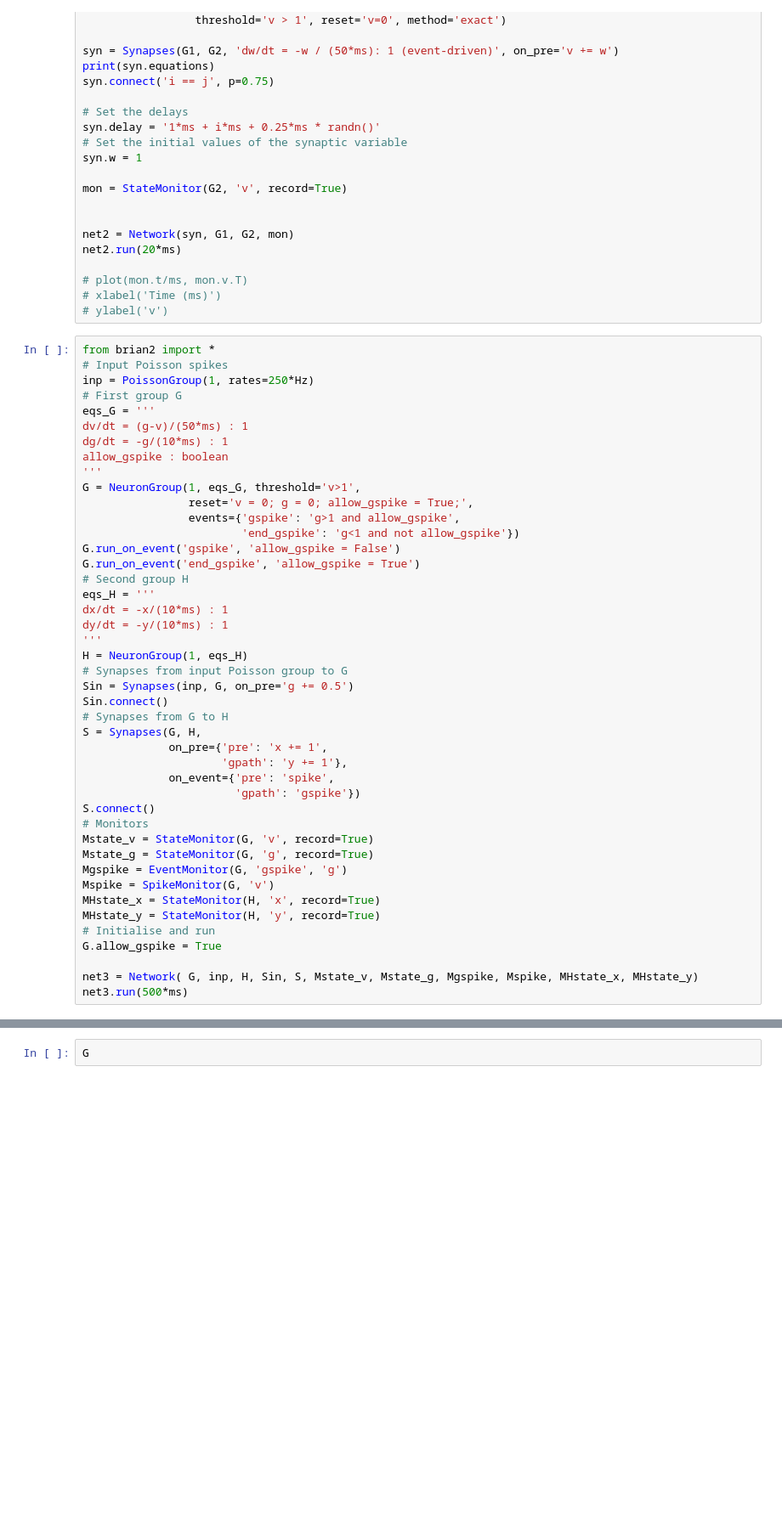
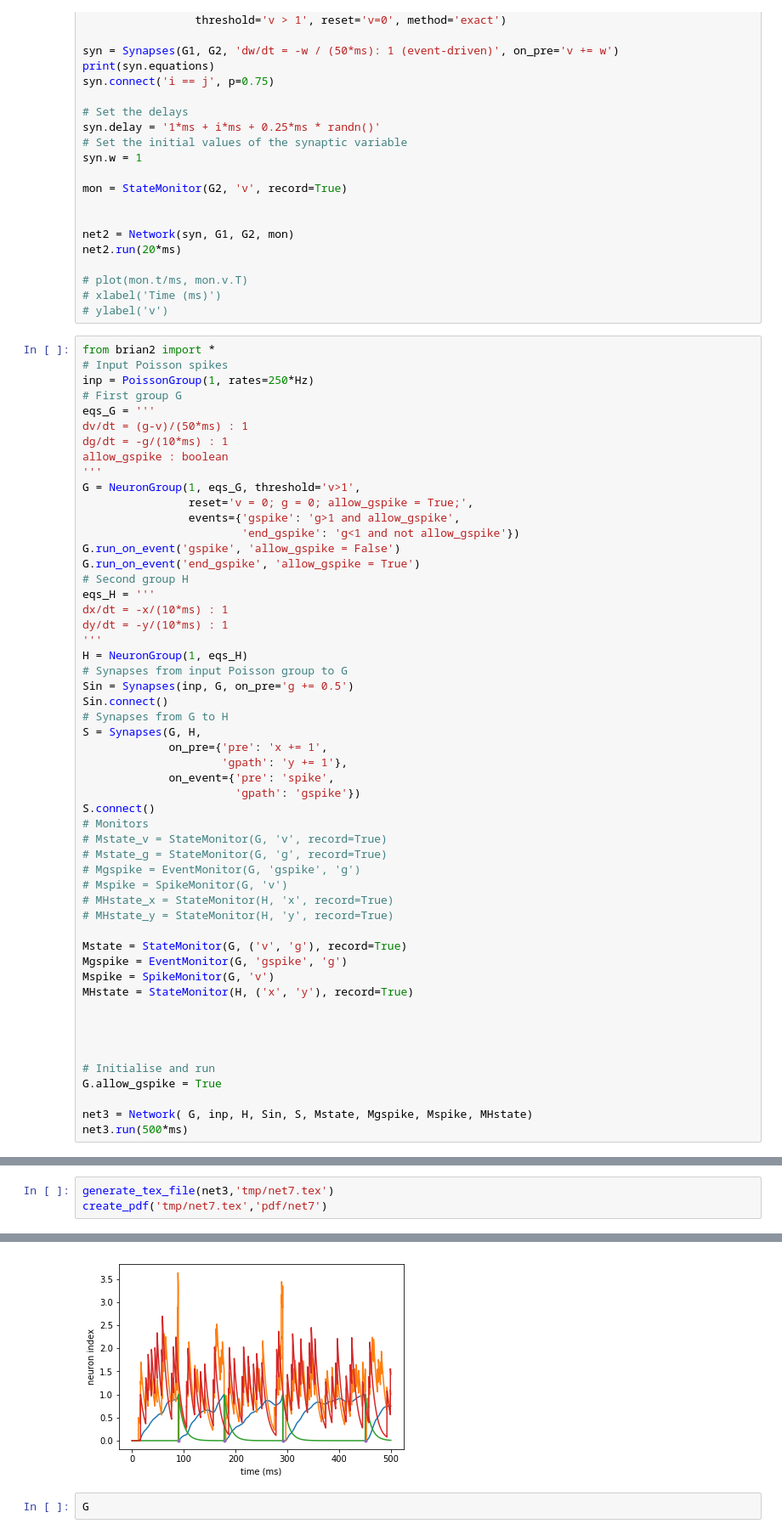
Before and after one commit to kuzhankuixiong/FYP_neural_net_doc, a Jupyter notebook: generate_latex.ipynb, the cells around one changed output, grey strips where cells are left out. Shown: that part at 85% size. Drawn from its saved outputs; the diff is of its cells as text; blank space fills up the shorter version.

```diff
--- a/generate_latex.ipynb
+++ b/generate_latex.ipynb
@@ -106,15 +106,24 @@ S = Synapses(G, H,
                        'gpath': 'gspike'})
 S.connect()
 # Monitors
-Mstate_v = StateMonitor(G, 'v', record=True)
-Mstate_g = StateMonitor(G, 'g', record=True)
+# Mstate_v = StateMonitor(G, 'v', record=True)
+# Mstate_g = StateMonitor(G, 'g', record=True)
+# Mgspike = EventMonitor(G, 'gspike', 'g')
+# Mspike = SpikeMonitor(G, 'v')
+# MHstate_x = StateMonitor(H, 'x', record=True)
+# MHstate_y = StateMonitor(H, 'y', record=True)
+
+Mstate = StateMonitor(G, ('v', 'g'), record=True)
 Mgspike = EventMonitor(G, 'gspike', 'g')
 Mspike = SpikeMonitor(G, 'v')
-MHstate_x = StateMonitor(H, 'x', record=True)
-MHstate_y = StateMonitor(H, 'y', record=True)
+MHstate = StateMonitor(H, ('x', 'y'), record=True)
+
+
+
+
 # Initialise and run
 G.allow_gspike = True
 
-net3 = Network( G, inp, H, Sin, S, Mstate_v, Mstate_g, Mgspike, Mspike, MHstate_x, MHstate_y)
+net3 = Network( G, inp, H, Sin, S, Mstate, Mgspike, Mspike, MHstate)
 net3.run(500*ms)
 # %% [output]
@@ -122,0 +237,4 @@ INFO       No numerical integration method specified for group 'neurongroup', us
+# %%
+generate_tex_file(net3,'tmp/net7.tex')
+create_pdf('tmp/net7.tex','pdf/net7')
+# %% [output]
@@ -123,3 +242,4 @@ INFO       No numerical integration method specified for group 'neurongroup', us
+[figure, added]
 # %%
 G
 # %% [output]
```
Also changed, not shown: parts of 10 cells of this notebook.
